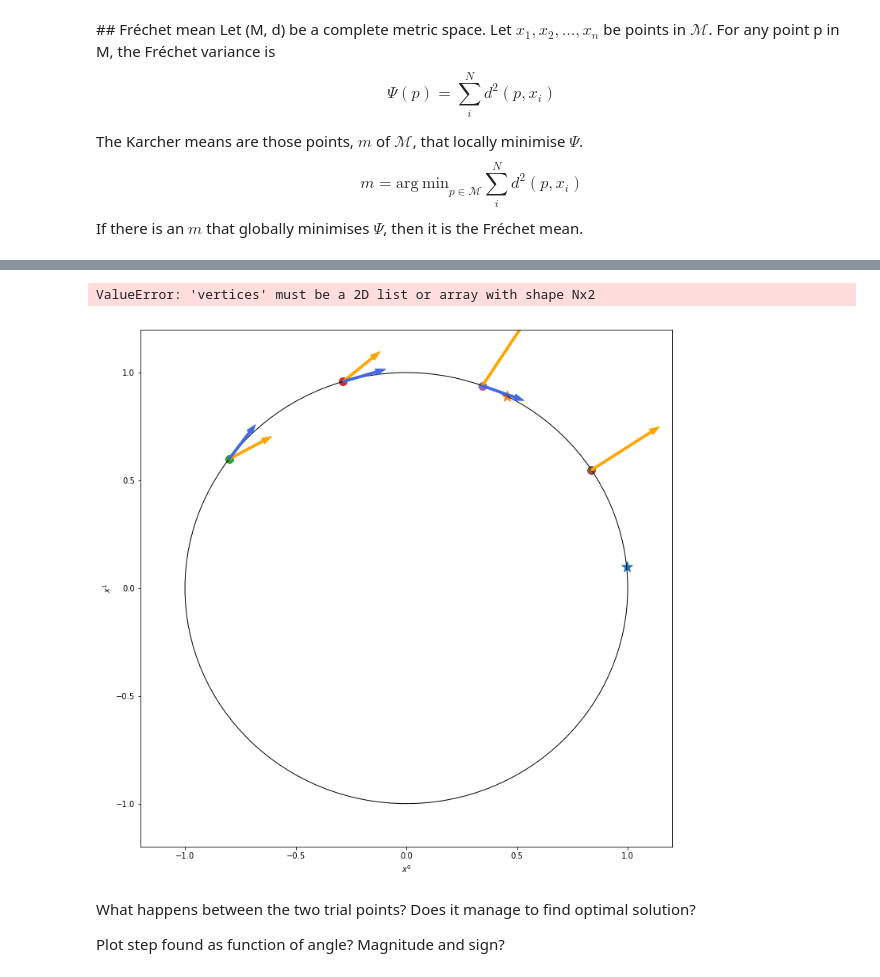
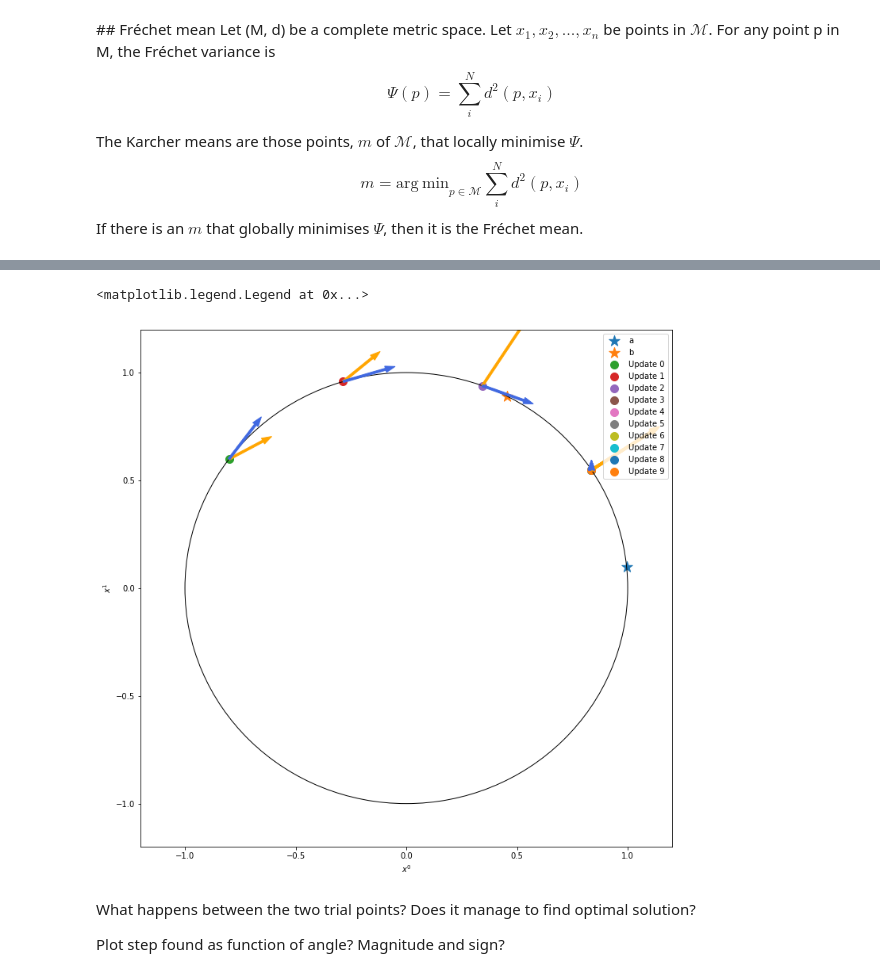
Before and after one commit to DRWardrope/GeometryTests, a Jupyter notebook: AdditionTests.ipynb, the cells around one changed output, grey strips where cells are left out. Drawn from its saved outputs; the diff is of its cells as text; code cells hidden in the pictures.

```diff
--- a/AdditionTests.ipynb
+++ b/AdditionTests.ipynb
@@ -146,28 +141,28 @@ exponential_map: norm_v_tan =  0.0
 # %%
 fig = plt.figure(figsize=(12,12))
 ax = plt.gca(xlim=[-1.2, 1.2], ylim=[-1.2,1.2], xlabel="$x^0$", ylabel="$x^1$")
 circle = patches.Circle((0,0), 1., edgecolor="k", fill=False)
 #ax.add_collection(collections.PatchCollection(patch_list))
 ax.add_artist(circle)
 ax.scatter(points[0][0], points[0][1], marker='*',s=200,label = "a")
 ax.scatter(points[1][0], points[1][1], marker='*',s=200,label = "b")
 for i, pt in enumerate(updated_pts):
     ax.scatter(
                 pt[0], pt[1],
                 marker=markers.MarkerStyle('o',fillstyle="none"),
                 s=100, label="Update {}".format(i)
               )
     if i < len(updated_pts)-1:
         ax.arrow(pt[0], pt[1], -0.1*steps[i][0], -0.1*steps[i][1],
                 width=0.01, length_includes_head=True,
                 color="orange", label=r"ambient grad")
         ax.arrow(pt[0], pt[1], -0.1*projections[i][0], -0.1*projections[i][1],
-                width=0.01, length_includes_head=True,
+                width=0.01, length_includes_head=False,
                 color = "royalblue", label=r"tangent-space grad")
 ax.legend()
 # %% [output]
-ValueError: 'vertices' must be a 2D list or array with shape Nx2
+<matplotlib.legend.Legend at 0x...>
-[figure, old version]
+[figure, new version]
 # %% [markdown]
 What happens between the two trial points? Does it manage to find optimal solution?
 
```
Also changed, not shown: parts of 7 cells of this notebook, 3 other files.
